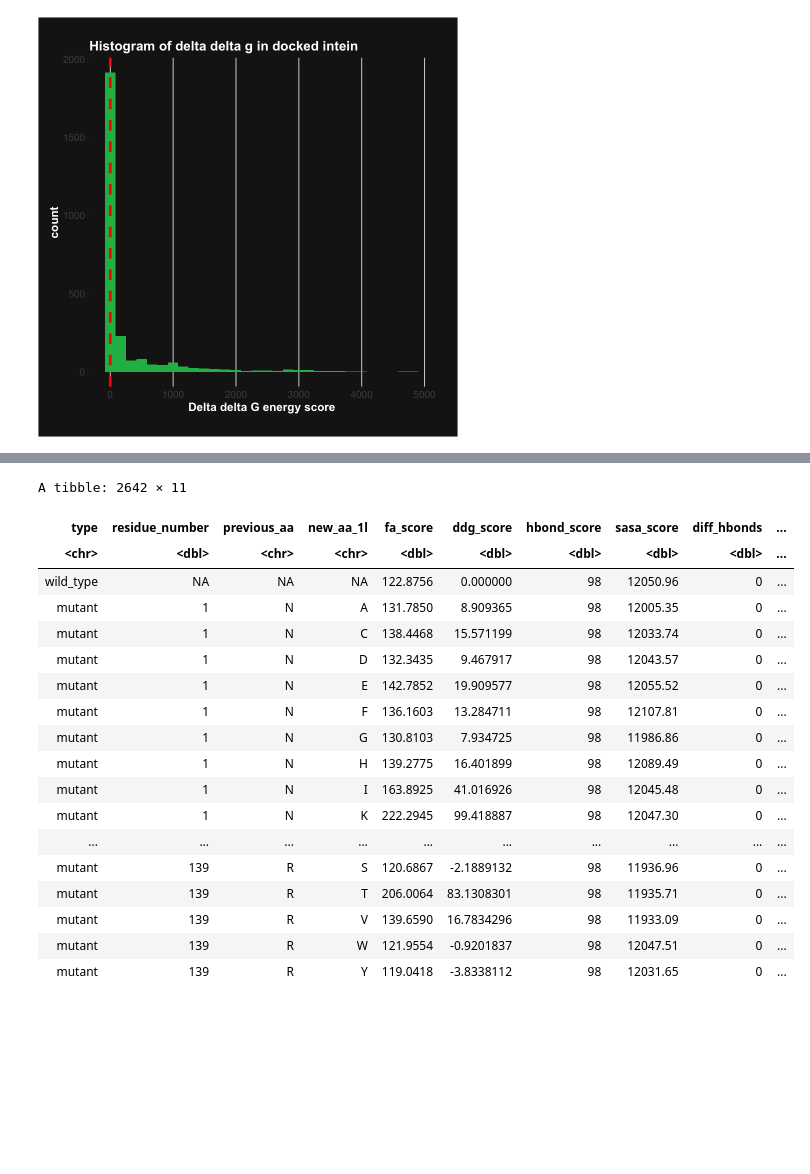
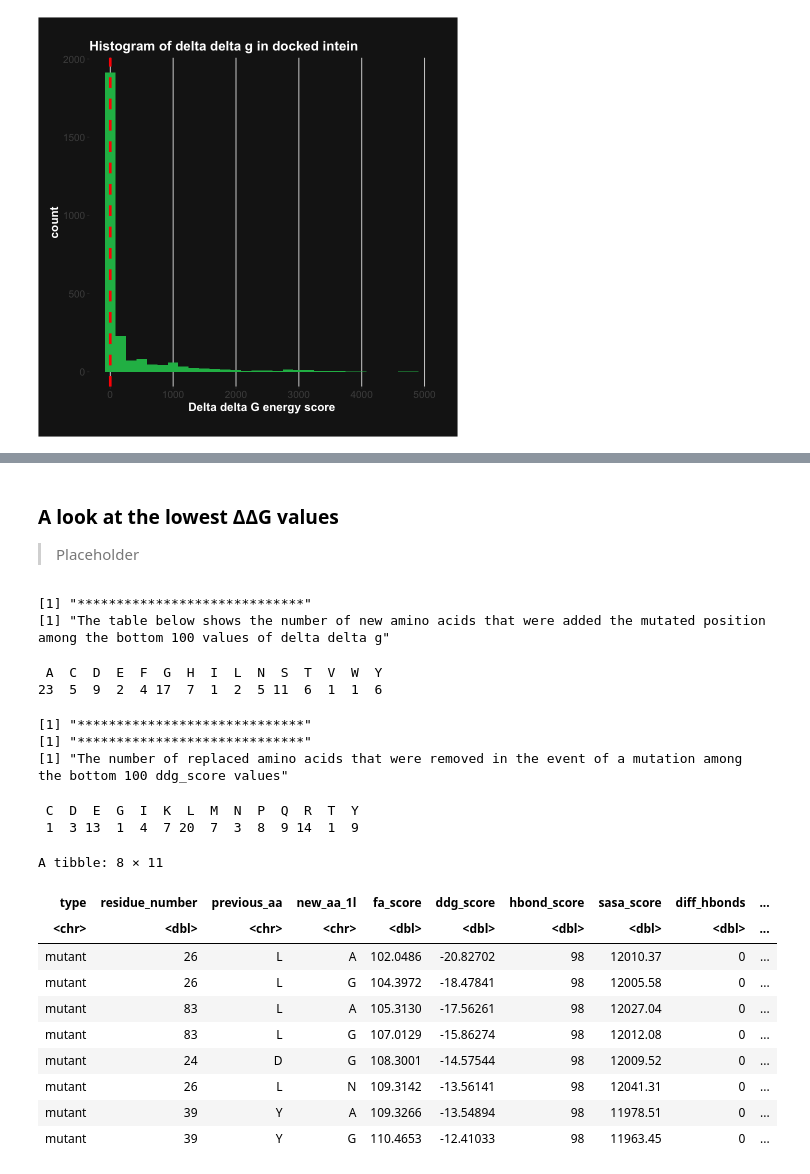
Before and after one commit to redradman/OneAAatATime, a Jupyter notebook: il_10_analysis.ipynb, the cells around one changed output, grey strips where cells are left out. Cells and saved outputs as stored; diff of their text form; code cells hidden in the pictures; blank space fills up the shorter version.

```diff
--- a/il_10_analysis.ipynb
+++ b/il_10_analysis.ipynb
@@ -100,22 +116,35 @@ table((il_10_short |> arrange(desc(ddg_score)) |> head(n = 100))$previous_aa)
+# %% [markdown]
+### A look at the lowest ΔΔG values
+> Placeholder
 # %%
-il_10_short
+bottom_ddg <- il_10_short |> arrange(ddg_score)
+print("*****************************")
+print("The table below shows the number of new amino acids that were added the mutated position among the bottom 100 values of delta delta g")
+table((bottom_ddg |> head(n = 100))$new_aa_1l)
+print("*****************************")
+print("*****************************")
+print("The number of replaced amino acids that were removed in the event of a mutation among the bottom 100 ddg_score values")
+table((bottom_ddg |> head(n = 100))$previous_aa)
+
+bottom_ddg |> head(n = 8)
 # %% [output]
-A tibble: 2642 × 11
+[1] "*****************************"
+[1] "The table below shows the number of new amino acids that were added the mutated position among the bottom 100 values of delta delta g"
+ A  C  D  E  F  G  H  I  L  N  S  T  V  W  Y
+23  5  9  2  4 17  7  1  2  5 11  6  1  1  6
+[1] "*****************************"
+[1] "*****************************"
+[1] "The number of replaced amino acids that were removed in the event of a mutation among the bottom 100 ddg_score values"
+ C  D  E  G  I  K  L  M  N  P  Q  R  T  Y
+ 1  3 13  1  4  7 20  7  3  8  9 14  1  9
+A tibble: 8 × 11
 | type | residue_number | previous_aa | new_aa_1l | fa_score | ddg_score | hbond_score | sasa_score | diff_hbonds | ... |
 | <chr> | <dbl> | <chr> | <chr> | <dbl> | <dbl> | <dbl> | <dbl> | <dbl> | ... |
-| wild_type | NA | NA | NA | 122.8756 | 0.000000 | 98 | 12050.96 | 0 | ... |
-| mutant | 1 | N | A | 131.7850 | 8.909365 | 98 | 12005.35 | 0 | ... |
-| mutant | 1 | N | C | 138.4468 | 15.571199 | 98 | 12033.74 | 0 | ... |
-| mutant | 1 | N | D | 132.3435 | 9.467917 | 98 | 12043.57 | 0 | ... |
-| mutant | 1 | N | E | 142.7852 | 19.909577 | 98 | 12055.52 | 0 | ... |
-| mutant | 1 | N | F | 136.1603 | 13.284711 | 98 | 12107.81 | 0 | ... |
-| mutant | 1 | N | G | 130.8103 | 7.934725 | 98 | 11986.86 | 0 | ... |
-| mutant | 1 | N | H | 139.2775 | 16.401899 | 98 | 12089.49 | 0 | ... |
-| mutant | 1 | N | I | 163.8925 | 41.016926 | 98 | 12045.48 | 0 | ... |
-| mutant | 1 | N | K | 222.2945 | 99.418887 | 98 | 12047.30 | 0 | ... |
-| ... | ... | ... | ... | ... | ... | ... | ... | ... | ... |
-| mutant | 139 | R | S | 120.6867 | -2.1889132 | 98 | 11936.96 | 0 | ... |
-| mutant | 139 | R | T | 206.0064 | 83.1308301 | 98 | 11935.71 | 0 | ... |
-| mutant | 139 | R | V | 139.6590 | 16.7834296 | 98 | 11933.09 | 0 | ... |
-| mutant | 139 | R | W | 121.9554 | -0.9201837 | 98 | 12047.51 | 0 | ... |
-| mutant | 139 | R | Y | 119.0418 | -3.8338112 | 98 | 12031.65 | 0 | ... |
+| mutant | 26 | L | A | 102.0486 | -20.82702 | 98 | 12010.37 | 0 | ... |
+| mutant | 26 | L | G | 104.3972 | -18.47841 | 98 | 12005.58 | 0 | ... |
+| mutant | 83 | L | A | 105.3130 | -17.56261 | 98 | 12027.04 | 0 | ... |
+| mutant | 83 | L | G | 107.0129 | -15.86274 | 98 | 12012.08 | 0 | ... |
+| mutant | 24 | D | G | 108.3001 | -14.57544 | 98 | 12009.52 | 0 | ... |
+| mutant | 26 | L | N | 109.3142 | -13.56141 | 98 | 12041.31 | 0 | ... |
+| mutant | 39 | Y | A | 109.3266 | -13.54894 | 98 | 11978.51 | 0 | ... |
+| mutant | 39 | Y | G | 110.4653 | -12.41033 | 98 | 11963.45 | 0 | ... |
```
Also changed, not shown: parts of 2 cells of this notebook.
